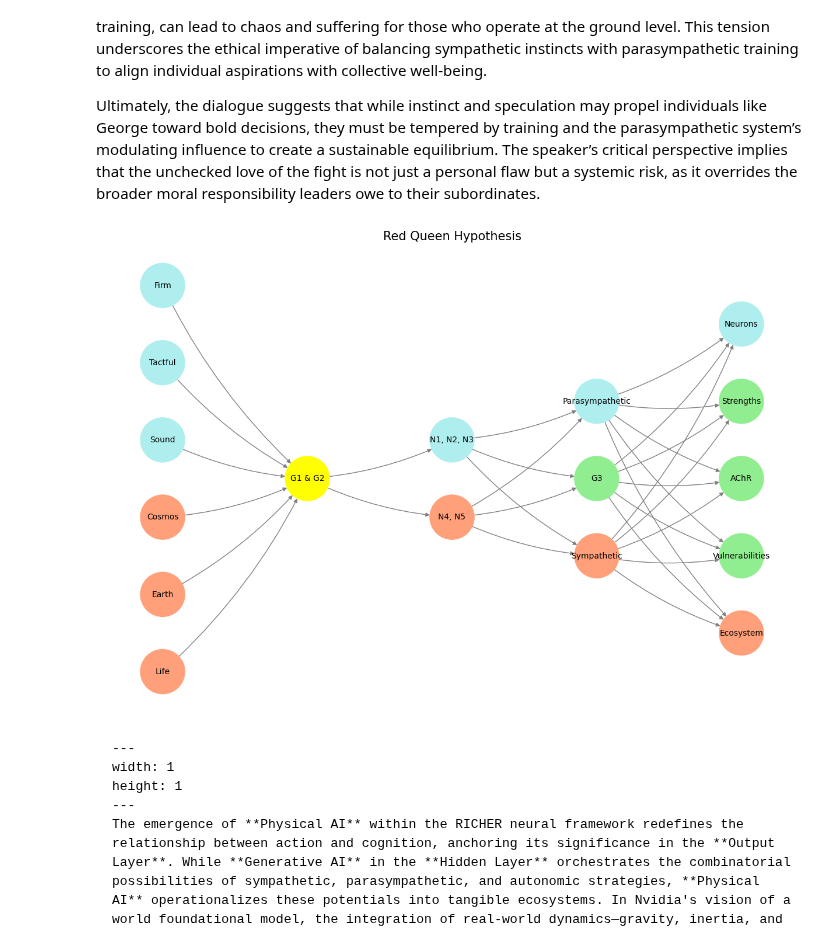
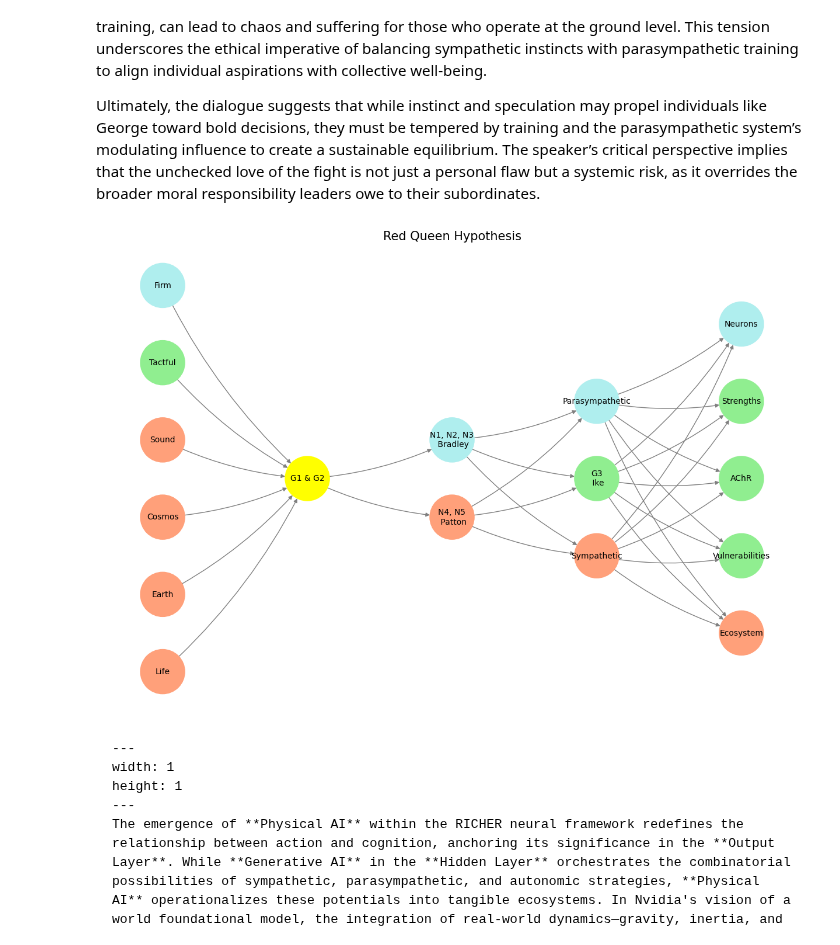
Before and after one commit to abikesa/guesswho, a Jupyter notebook: kitabo/ensi/_build/jupyter_execute/act2/chapter3.ipynb, the cells around one changed output. Cells and saved outputs as stored; diff of their text form; code cells hidden in the pictures.

Commit message:
bradley, patton, ike

```diff
--- a/kitabo/ensi/_build/jupyter_execute/act2/chapter3.ipynb
+++ b/kitabo/ensi/_build/jupyter_execute/act2/chapter3.ipynb
@@ -23,8 +23,8 @@ def define_layers():
     return {
         'Pre-Input/CudAlexnet': ['Life', 'Earth', 'Cosmos', 'Sound', 'Tactful', 'Firm'], # CUDA & AlexNet
         'Yellowstone/SensoryAI': ['G1 & G2'], # Perception AI
-        'Input/AgenticAI': ['N4, N5', 'N1, N2, N3'], # Agentic AI "Test-Time Scaling" (as opposed to Pre-Trained -Data Scaling & Post-Trained -RLHF)
-        'Hidden/GenerativeAI': ['Sympathetic', 'G3', 'Parasympathetic'], # Generative AI (Plan/Cooperative/Monumental, Tool Use/Iterative/Antiquarian, Critique/Adversarial/Critical)
+        'Input/AgenticAI': ['N4, N5\n Patton', 'N1, N2, N3\n Bradley'], # Agentic AI "Test-Time Scaling" (as opposed to Pre-Trained -Data Scaling & Post-Trained -RLHF)
+        'Hidden/GenerativeAI': ['Sympathetic', 'G3\n Ike', 'Parasympathetic'], # Generative AI (Plan/Cooperative/Monumental, Tool Use/Iterative/Antiquarian, Critique/Adversarial/Critical)
         'Output/PhysicalAI': ['Ecosystem', 'Vulnerabilities', 'AChR', 'Strengths', 'Neurons'] # Physical AI (Calculator, Web Search, SQL Search, Generate Podcast)
     }
 
@@ -32,14 +32,16 @@ def define_layers():
 def assign_colors(node, layer):
     if node == 'G1 & G2': ## Cranial Nerve Ganglia & Dorsal Root Ganglia
         return 'yellow'
-    if layer == 'Pre-Input/CudAlexnet' and node in ['Sound', 'Tactful', 'Firm']:
+    if layer == 'Pre-Input/CudAlexnet' and node in ['Tactful']:
+        return 'lightgreen'
+    if layer == 'Pre-Input/CudAlexnet' and node in ['Firm']:
         return 'paleturquoise'
-    elif layer == 'Input/AgenticAI' and node == 'N1, N2, N3': # Basal Ganglia, Thalamus, Hypothalamus; N4, N5: Brainstem, Cerebellum
+    elif layer == 'Input/AgenticAI' and node == 'N1, N2, N3\n Bradley': # Basal Ganglia, Thalamus, Hypothalamus; N4, N5: Brainstem, Cerebellum
         return 'paleturquoise'
     elif layer == 'Hidden/GenerativeAI':
         if node == 'Parasympathetic':
             return 'paleturquoise'
-        elif node == 'G3': # Autonomic Ganglia (ACh)
+        elif node == 'G3\n Ike': # Autonomic Ganglia (ACh)
             return 'lightgreen'
         elif node == 'Sympathetic':
             return 'lightsalmon'
@@ -68,34 +70,34 @@ def visualize_nn():
 
     # Add nodes and assign positions
     for i, (layer_name, nodes) in enumerate(layers.items()):
         y_positions = calculate_positions(nodes, center_x, offset=-len(layers) + i + 1)
         for node, position in zip(nodes, y_positions):
             G.add_node(node, layer=layer_name)
             pos[node] = position
             node_colors.append(assign_colors(node, layer_name))
 
     # Add edges (without weights)
     for layer_pair in [
         ('Pre-Input/CudAlexnet', 'Yellowstone/SensoryAI'), ('Yellowstone/SensoryAI', 'Input/AgenticAI'), ('Input/AgenticAI', 'Hidden/GenerativeAI'), ('Hidden/GenerativeAI', 'Output/PhysicalAI')
     ]:
         source_layer, target_layer = layer_pair
         for source in layers[source_layer]:
             for target in layers[target_layer]:
                 G.add_edge(source, target)
 
     # Draw the graph
     plt.figure(figsize=(12, 8))
     nx.draw(
         G, pos, with_labels=True, node_color=node_colors, edge_color='gray',
         node_size=3000, font_size=10, connectionstyle="arc3,rad=0.1"
     )
     plt.title("Red Queen Hypothesis", fontsize=15)
     plt.show()
 
 # Run the visualization
 visualize_nn()
 # %% [output]
-[figure, old version]
+[figure, new version]
 # %% [markdown]
 
 
```
Also changed, not shown: 6 other files.
